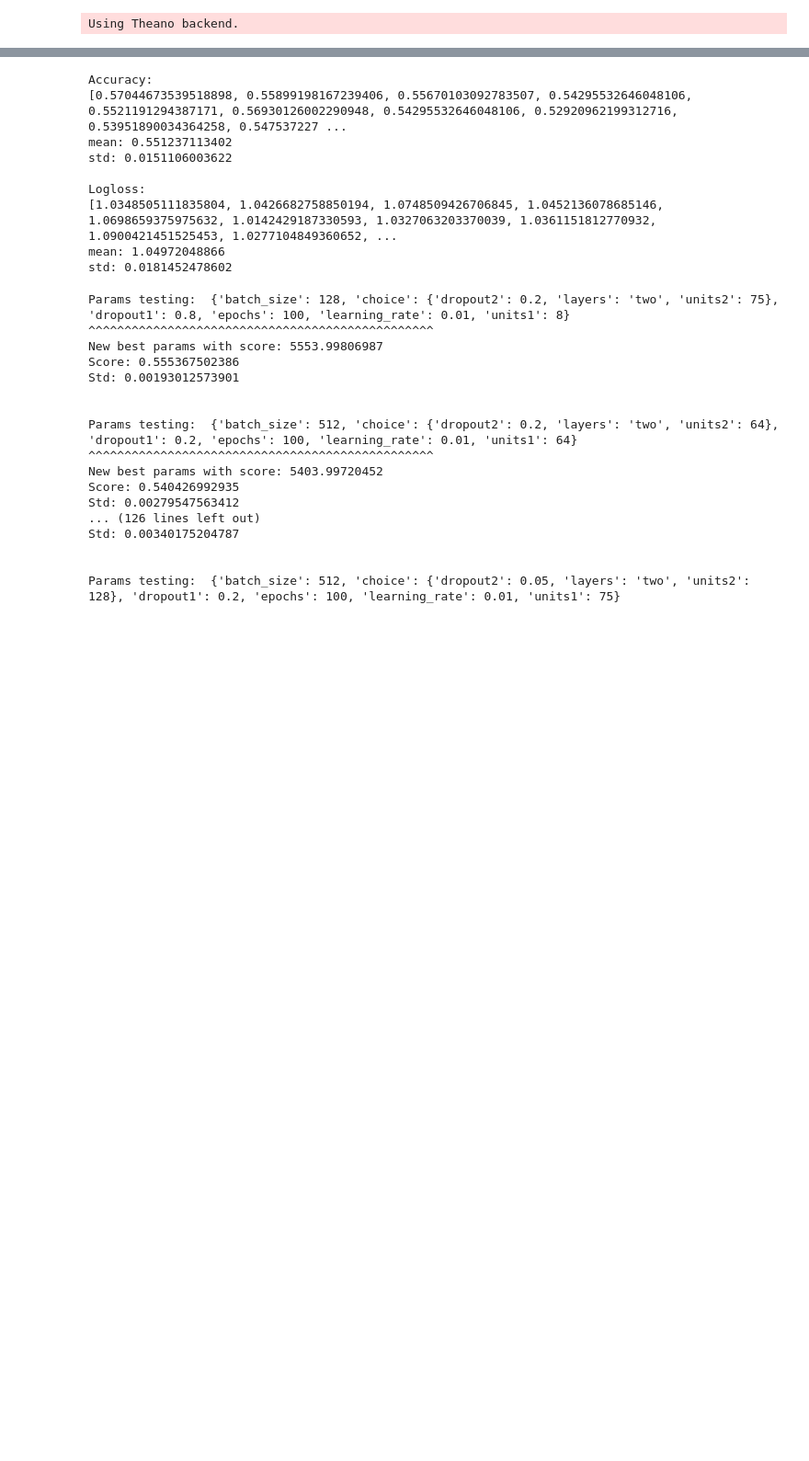
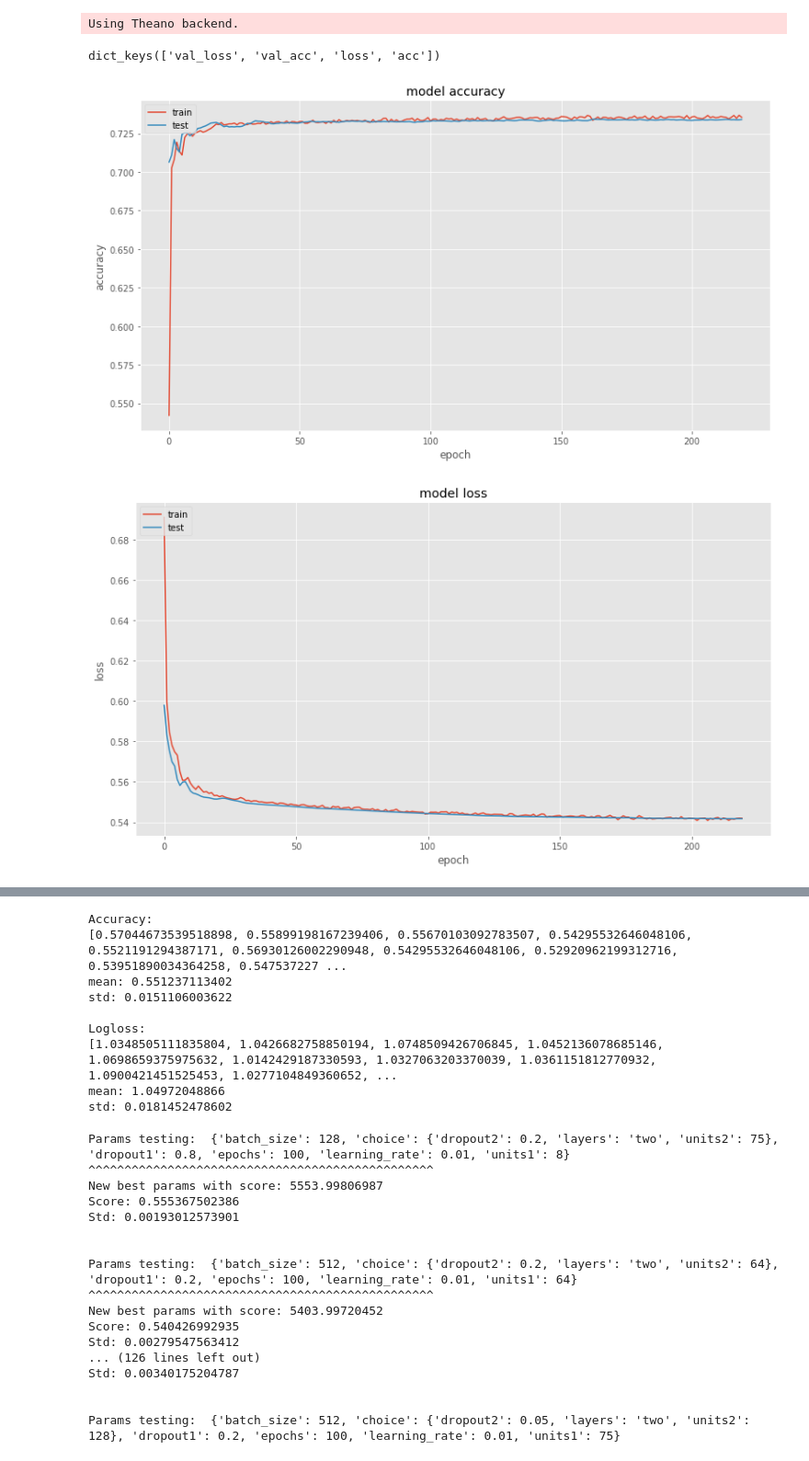
Before and after one commit to mortido/ML-Boot-Camp-V, a Jupyter notebook: Keras - model.ipynb, the cells around one changed output, grey strips where cells are left out. Shown at 92% size. Drawn from its saved outputs; the diff is of its cells as text; code cells hidden in the pictures; blank space fills up the shorter version.

```diff
--- a/Keras - model.ipynb
+++ b/Keras - model.ipynb
@@ -192,4 +184,20 @@ from sklearn.preprocessing import StandardScaler
 scaler = StandardScaler().fit(X)
 X_train = pd.DataFrame(scaler.transform(X_train)).values
 X_test = pd.DataFrame(scaler.transform(X_test)).values
+# %%
+config = [(200,0.5), (200,0.4)]
+model = KerasModel(var_num=len(use_columns), #!!!!!!!!!!!!!!!!!!!
+                   epochs=220,
+                   learn_rate=0.007,
+                   config=config,
+                   batch_size=100000,
+                   verbose=0,
+                   validation_split=0.3)
+# model.fit_process(X_train, X_test, y_train)
+history = model.fit(X_train, y_train).history
+plot_history(history)
+# %% [output]
+dict_keys(['val_loss', 'val_acc', 'loss', 'acc'])
+[figure, added]
+[figure, added]
 # %%
```
Also changed, not shown: parts of 3 cells of this notebook, 3 other files.
